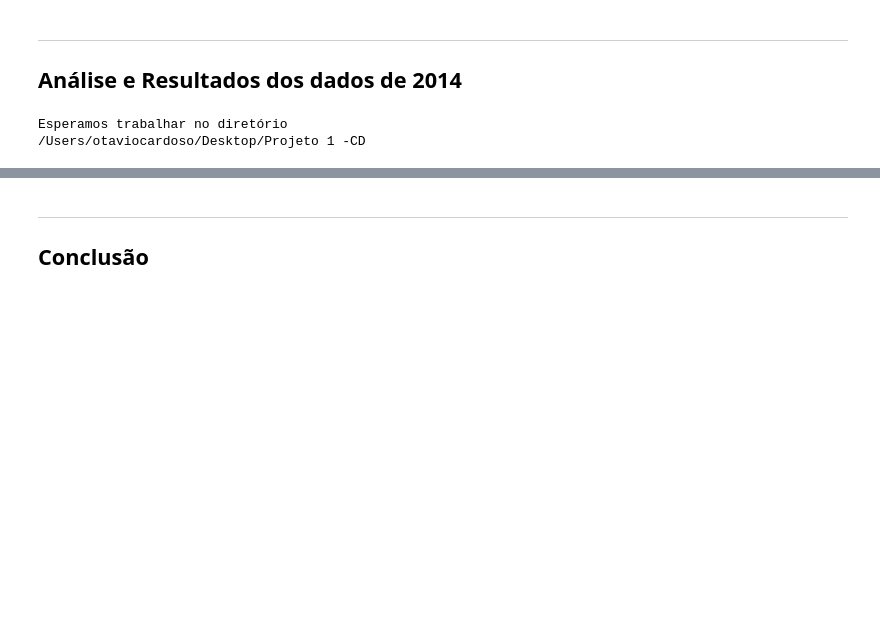
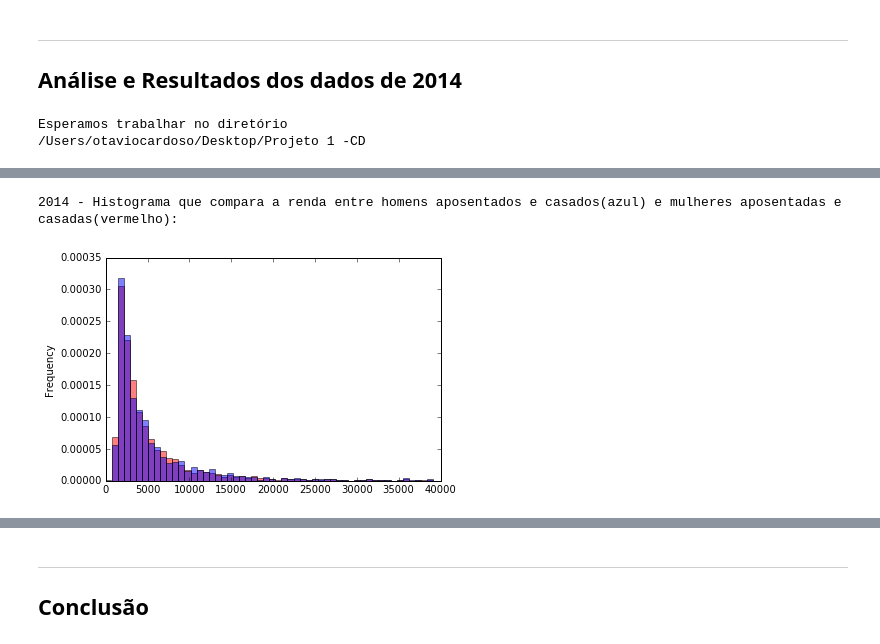
Before and after one commit to otavioscardoso/CD, a Jupyter notebook: Projeto1 Layout.ipynb, the cells around one changed output, grey strips where cells are left out. Drawn from its saved outputs; the diff is of its cells as text; code cells hidden in the pictures; blank space fills up the shorter version.

```diff
--- a/Projeto1 Layout.ipynb
+++ b/Projeto1 Layout.ipynb
@@ -343,0 +194,14 @@ Com base nos resultados, pode-se concluir que homens aposentados, brancos, casad
+# %%
+faixa = np.arange(0, 40000 , 724)
+variávelCat = pd.cut(dados.RENDIMENTO_MENSAL[(dados.RENDIMENTO_MENSAL <999999999999)&(dados.CASADO=='Casado') & (dados.APOSENTADO == 'Aposentado') & (dados.SEXO == 'Homens') & (dados.TRABALHO== 'Sim')], faixa)
+variávelCat.value_counts()
+faixa2 = np.arange(0, 40000, 724)
+variávelCat2 = pd.cut(dados.RENDIMENTO_MENSAL[(dados.RENDIMENTO_MENSAL <999999999999)&(dados.CASADO=='Casado') & (dados.APOSENTADO == 'Aposentado') & (dados.SEXO == 'Mulheres') & (dados.TRABALHO== 'Sim')], faixa2)
+variávelCat2.value_counts()
+print("2014 - Histograma que compara a renda entre homens aposentados e casados(azul) e mulheres aposentadas e casadas(vermelho):")
+plot = dados.RENDIMENTO_MENSAL[(dados.RENDIMENTO_MENSAL <999999999999)&(dados.CASADO=='Casado') & (dados.APOSENTADO == 'Aposentado') & (dados.SEXO == 'Homens') & (dados.TRABALHO== 'Sim')].plot.hist(bins = faixa, normed =1, alpha = 0.5, color = 'r')
+plot = dados.RENDIMENTO_MENSAL[(dados.RENDIMENTO_MENSAL <999999999999)&(dados.CASADO=='Casado') & (dados.APOSENTADO == 'Aposentado') & (dados.SEXO == 'Mulheres') & (dados.TRABALHO== 'Sim')].plot.hist(bins = faixa2, normed =1, alpha = 0.5, color = 'b')
+plt.show()
+# %% [output]
+2014 - Histograma que compara a renda entre homens aposentados e casados(azul) e mulheres aposentadas e casadas(vermelho):
+[figure, added]
```
Also changed, not shown: parts of 43 cells of this notebook.
